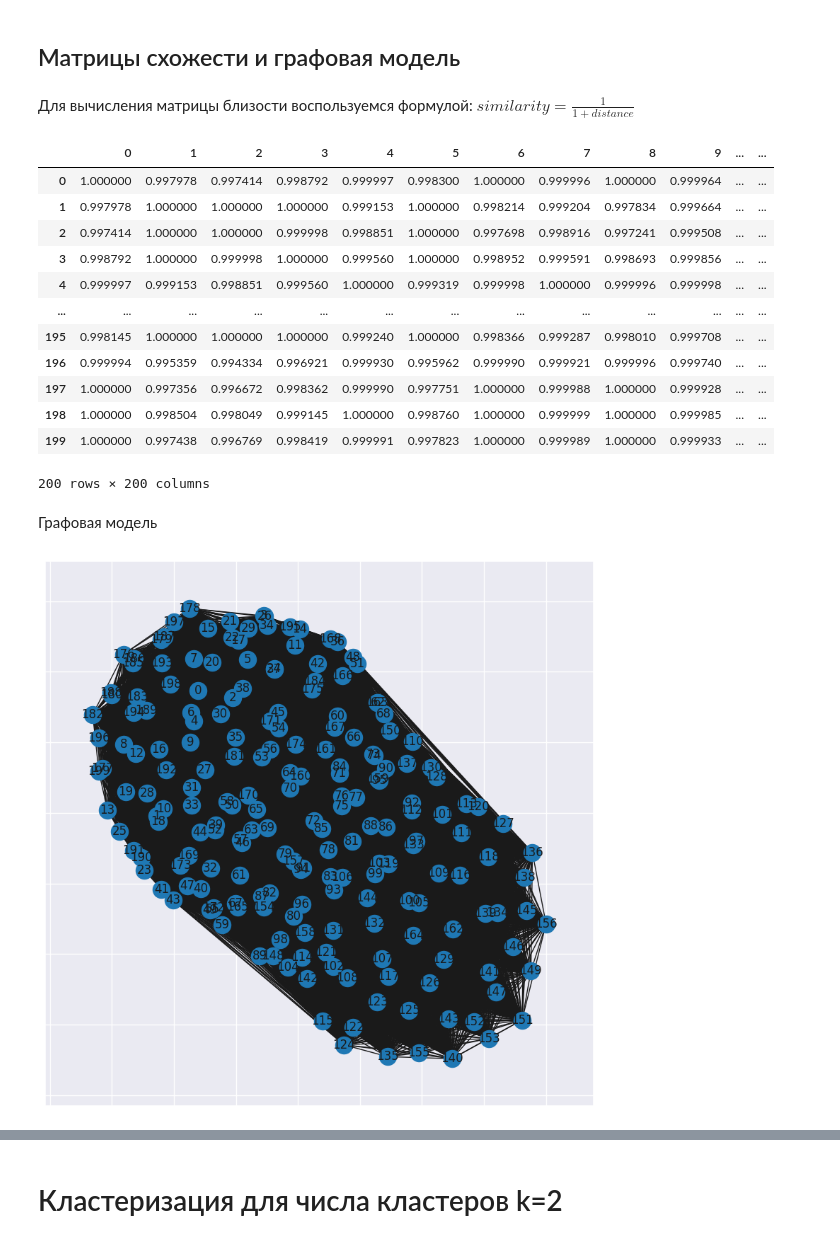
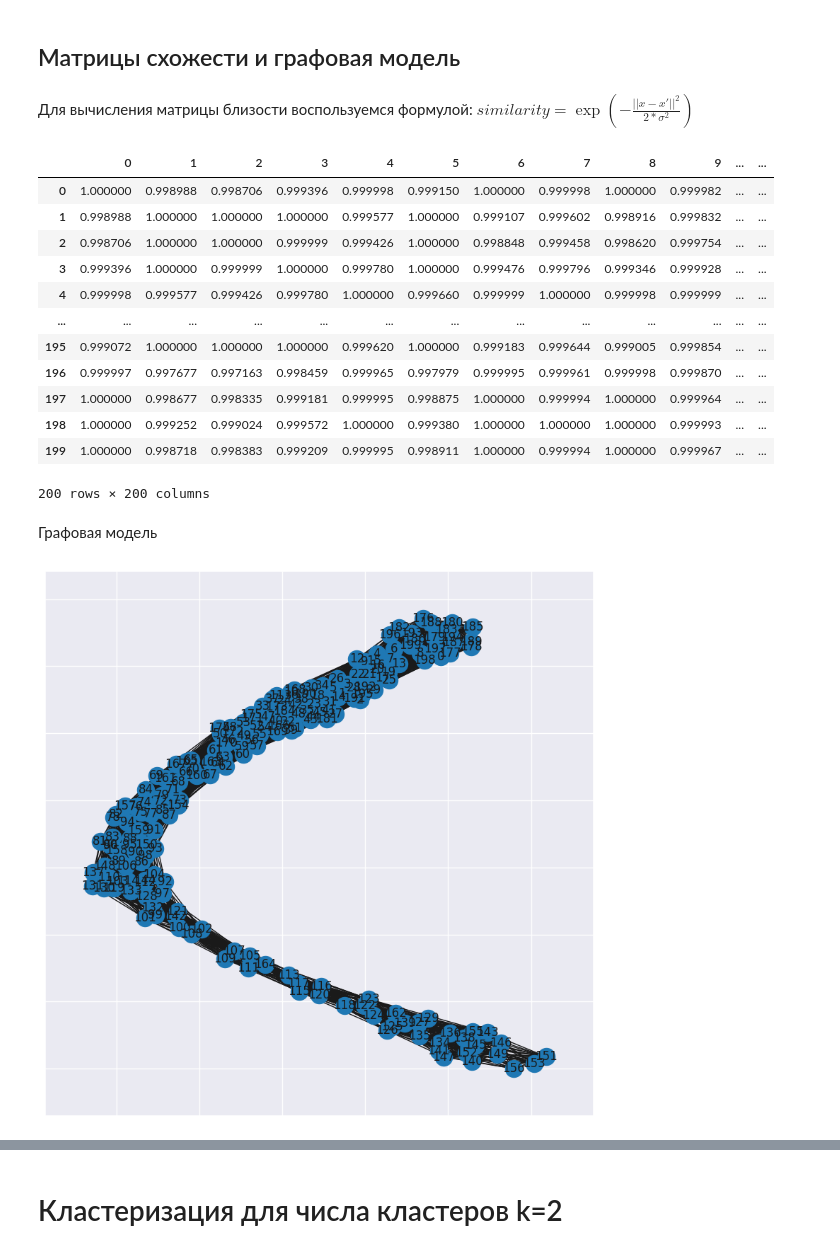
Before and after one commit to Vladislav-Kanev/Clustering_lab2, a Jupyter notebook: report.ipynb, the cells around one changed output, grey strips where cells are left out. Drawn from its saved outputs; the diff is of its cells as text; code cells hidden in the pictures.

Commit message:
add visualisation. Not working

```diff
--- a/report.ipynb
+++ b/report.ipynb
@@ -142,36 +142,36 @@ pd.DataFrame(euclidean_x)
 # %% [markdown]
 ## Матрицы схожести и графовая модель
 # %% [markdown]
-Для вычисления матрицы близости воспользуемся формулой: $similarity = \frac{1}{1 + distance}$
+Для вычисления матрицы близости воспользуемся формулой: $similarity = \exp{(- \frac{||x - x'||^2}{2*\sigma^2})}$
 # %%
-similarity_chebyshev_x = convert_distance_to_similarity(chebyshev_x)
-similarity_euclidean_x = convert_distance_to_similarity(euclidean_x)
-similarity_cosine_x = convert_distance_to_similarity(cosine_x)
+similarity_euclidean_x = convert_distance_to_similarity(euclidean_x, 1.36)
+similarity_chebyshev_x = convert_distance_to_similarity(chebyshev_x, 1.32)
+similarity_cosine_x = convert_distance_to_similarity(cosine_x, 1)
 
-similarity_chebyshev_y = convert_distance_to_similarity(chebyshev_y)
-similarity_euclidean_y = convert_distance_to_similarity(euclidean_y)
-similarity_cosine_y = convert_distance_to_similarity(cosine_y)
+similarity_chebyshev_y = convert_distance_to_similarity(chebyshev_y, 1.32)
+similarity_euclidean_y = convert_distance_to_similarity(euclidean_y, 1)
+similarity_cosine_y = convert_distance_to_similarity(cosine_y, 1)
 # %%
 similarity_cosine_x
 # %% [output]
 |  | 0 | 1 | 2 | 3 | 4 | 5 | 6 | 7 | 8 | 9 | ... | ... |
-| 0 | 1.000000 | 0.997978 | 0.997414 | 0.998792 | 0.999997 | 0.998300 | 1.000000 | 0.999996 | 1.000000 | 0.999964 | ... | ... |
-| 1 | 0.997978 | 1.000000 | 1.000000 | 1.000000 | 0.999153 | 1.000000 | 0.998214 | 0.999204 | 0.997834 | 0.999664 | ... | ... |
-| 2 | 0.997414 | 1.000000 | 1.000000 | 0.999998 | 0.998851 | 1.000000 | 0.997698 | 0.998916 | 0.997241 | 0.999508 | ... | ... |
-| 3 | 0.998792 | 1.000000 | 0.999998 | 1.000000 | 0.999560 | 1.000000 | 0.998952 | 0.999591 | 0.998693 | 0.999856 | ... | ... |
-| 4 | 0.999997 | 0.999153 | 0.998851 | 0.999560 | 1.000000 | 0.999319 | 0.999998 | 1.000000 | 0.999996 | 0.999998 | ... | ... |
+| 0 | 1.000000 | 0.998988 | 0.998706 | 0.999396 | 0.999998 | 0.999150 | 1.000000 | 0.999998 | 1.000000 | 0.999982 | ... | ... |
+| 1 | 0.998988 | 1.000000 | 1.000000 | 1.000000 | 0.999577 | 1.000000 | 0.999107 | 0.999602 | 0.998916 | 0.999832 | ... | ... |
+| 2 | 0.998706 | 1.000000 | 1.000000 | 0.999999 | 0.999426 | 1.000000 | 0.998848 | 0.999458 | 0.998620 | 0.999754 | ... | ... |
+| 3 | 0.999396 | 1.000000 | 0.999999 | 1.000000 | 0.999780 | 1.000000 | 0.999476 | 0.999796 | 0.999346 | 0.999928 | ... | ... |
+| 4 | 0.999998 | 0.999577 | 0.999426 | 0.999780 | 1.000000 | 0.999660 | 0.999999 | 1.000000 | 0.999998 | 0.999999 | ... | ... |
 | ... | ... | ... | ... | ... | ... | ... | ... | ... | ... | ... | ... | ... |
-| 195 | 0.998145 | 1.000000 | 1.000000 | 1.000000 | 0.999240 | 1.000000 | 0.998366 | 0.999287 | 0.998010 | 0.999708 | ... | ... |
-| 196 | 0.999994 | 0.995359 | 0.994334 | 0.996921 | 0.999930 | 0.995962 | 0.999990 | 0.999921 | 0.999996 | 0.999740 | ... | ... |
-| 197 | 1.000000 | 0.997356 | 0.996672 | 0.998362 | 0.999990 | 0.997751 | 1.000000 | 0.999988 | 1.000000 | 0.999928 | ... | ... |
-| 198 | 1.000000 | 0.998504 | 0.998049 | 0.999145 | 1.000000 | 0.998760 | 1.000000 | 0.999999 | 1.000000 | 0.999985 | ... | ... |
-| 199 | 1.000000 | 0.997438 | 0.996769 | 0.998419 | 0.999991 | 0.997823 | 1.000000 | 0.999989 | 1.000000 | 0.999933 | ... | ... |
+| 195 | 0.999072 | 1.000000 | 1.000000 | 1.000000 | 0.999620 | 1.000000 | 0.999183 | 0.999644 | 0.999005 | 0.999854 | ... | ... |
+| 196 | 0.999997 | 0.997677 | 0.997163 | 0.998459 | 0.999965 | 0.997979 | 0.999995 | 0.999961 | 0.999998 | 0.999870 | ... | ... |
+| 197 | 1.000000 | 0.998677 | 0.998335 | 0.999181 | 0.999995 | 0.998875 | 1.000000 | 0.999994 | 1.000000 | 0.999964 | ... | ... |
+| 198 | 1.000000 | 0.999252 | 0.999024 | 0.999572 | 1.000000 | 0.999380 | 1.000000 | 1.000000 | 1.000000 | 0.999993 | ... | ... |
+| 199 | 1.000000 | 0.998718 | 0.998383 | 0.999209 | 0.999995 | 0.998911 | 1.000000 | 0.999994 | 1.000000 | 0.999967 | ... | ... |
 200 rows × 200 columns
 # %% [markdown]
 Графовая модель
 # %%
-cosine_graph_x = similarity_matrix_to_graph(similarity_cosine_x, threshold=0)
+cosine_graph_x = similarity_matrix_to_graph(similarity_cosine_x, threshold=0.999)
 plot_graph(cosine_graph_x)
 # %% [output]
-[figure, old version]
+[figure, new version]
 # %%
```
Also changed, not shown: parts of 13 cells of this notebook, 1 other file.
